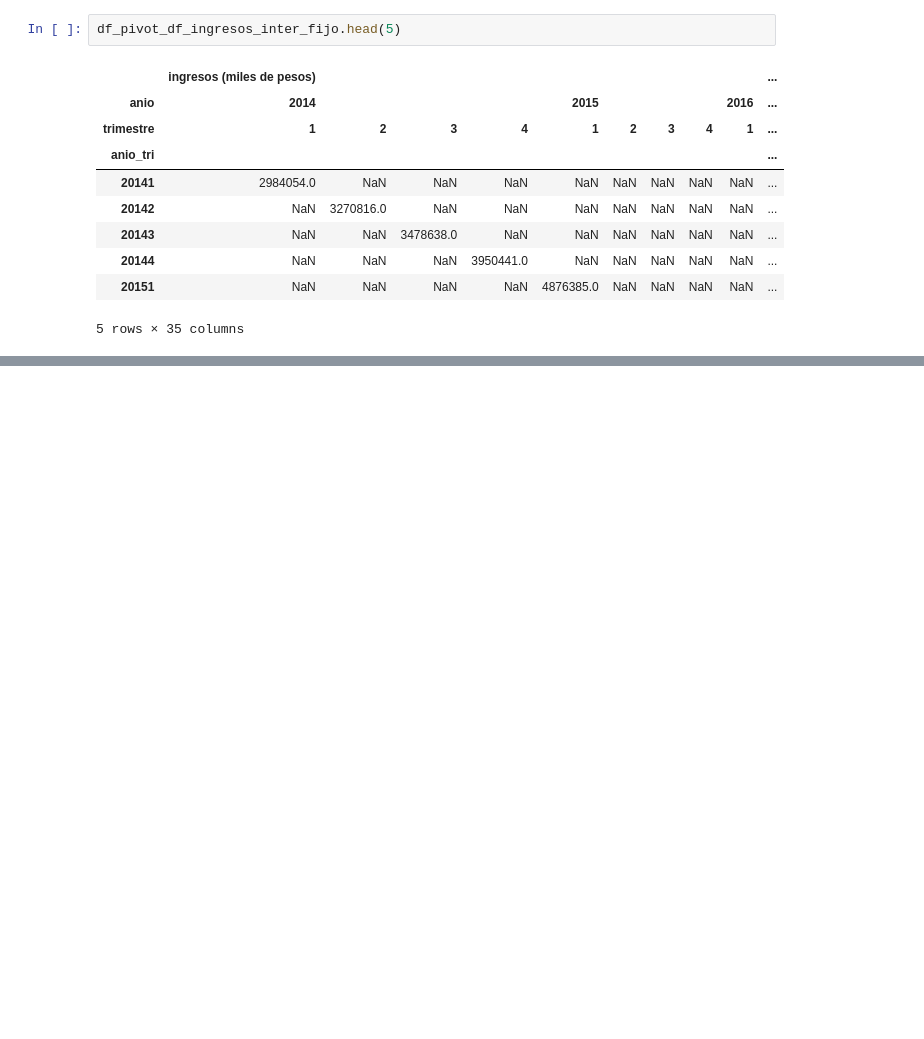
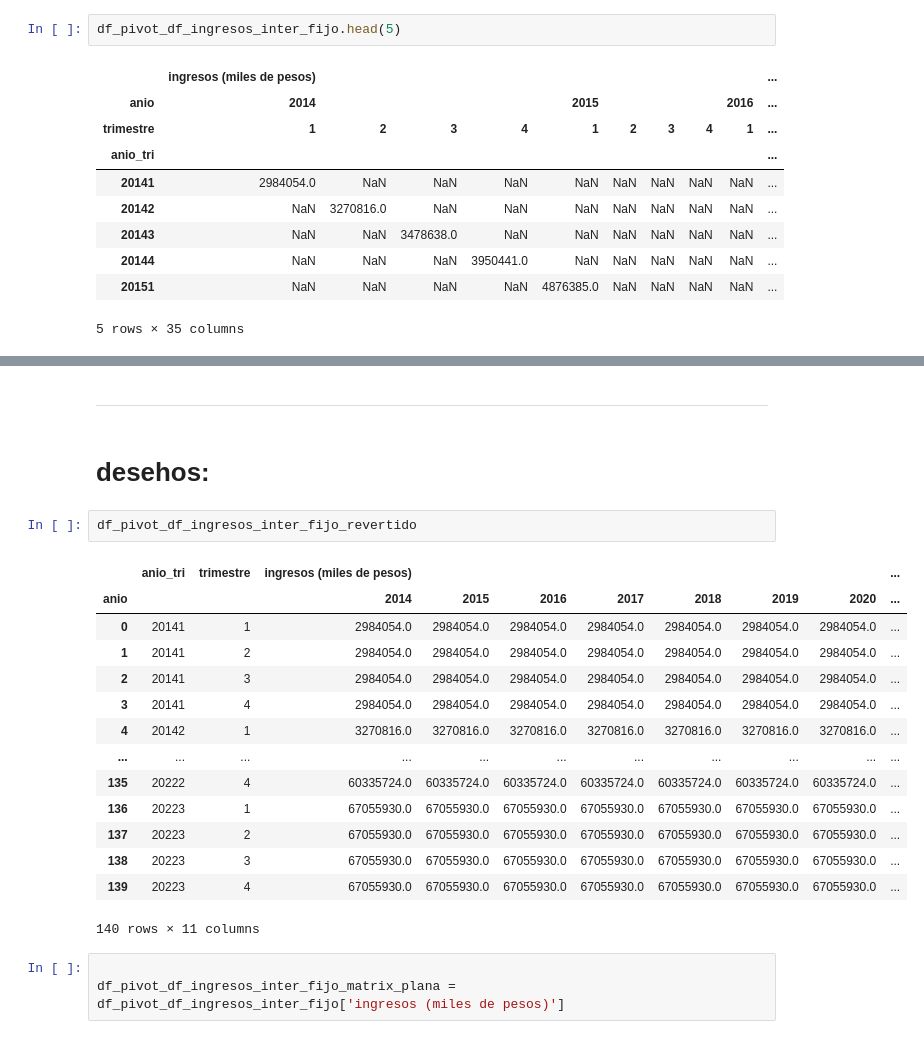
Before and after one commit to Lucaramallo/Empresa_telecomunicaciones, a Jupyter notebook: ETLs/ETL_ingresos_x_provincia_sint.ipynb, the cells around one changed output, grey strips where cells are left out. Cells and saved outputs as stored; diff of their text form; blank space fills up the shorter version.

```diff
--- a/ETLs/ETL_ingresos_x_provincia_sint.ipynb
+++ b/ETLs/ETL_ingresos_x_provincia_sint.ipynb
@@ -175,0 +265,24 @@ df_pivot_df_ingresos_inter_fijo.fillna(0)
+# %% [markdown]
+__________________________________________________________________________________________________________________
+# %% [markdown]
+# desehos:
+# %%
+df_pivot_df_ingresos_inter_fijo_revertido
+# %% [output]
+|  | anio_tri | trimestre | ingresos (miles de pesos) |  |  |  |  |  |  | ... |
+| anio |  |  | 2014 | 2015 | 2016 | 2017 | 2018 | 2019 | 2020 | ... |
+| 0 | 20141 | 1 | 2984054.0 | 2984054.0 | 2984054.0 | 2984054.0 | 2984054.0 | 2984054.0 | 2984054.0 | ... |
+| 1 | 20141 | 2 | 2984054.0 | 2984054.0 | 2984054.0 | 2984054.0 | 2984054.0 | 2984054.0 | 2984054.0 | ... |
+| 2 | 20141 | 3 | 2984054.0 | 2984054.0 | 2984054.0 | 2984054.0 | 2984054.0 | 2984054.0 | 2984054.0 | ... |
+| 3 | 20141 | 4 | 2984054.0 | 2984054.0 | 2984054.0 | 2984054.0 | 2984054.0 | 2984054.0 | 2984054.0 | ... |
+| 4 | 20142 | 1 | 3270816.0 | 3270816.0 | 3270816.0 | 3270816.0 | 3270816.0 | 3270816.0 | 3270816.0 | ... |
+| ... | ... | ... | ... | ... | ... | ... | ... | ... | ... | ... |
+| 135 | 20222 | 4 | 60335724.0 | 60335724.0 | 60335724.0 | 60335724.0 | 60335724.0 | 60335724.0 | 60335724.0 | ... |
+| 136 | 20223 | 1 | 67055930.0 | 67055930.0 | 67055930.0 | 67055930.0 | 67055930.0 | 67055930.0 | 67055930.0 | ... |
+| 137 | 20223 | 2 | 67055930.0 | 67055930.0 | 67055930.0 | 67055930.0 | 67055930.0 | 67055930.0 | 67055930.0 | ... |
+| 138 | 20223 | 3 | 67055930.0 | 67055930.0 | 67055930.0 | 67055930.0 | 67055930.0 | 67055930.0 | 67055930.0 | ... |
+| 139 | 20223 | 4 | 67055930.0 | 67055930.0 | 67055930.0 | 67055930.0 | 67055930.0 | 67055930.0 | 67055930.0 | ... |
+140 rows × 11 columns
+# %%
+
+df_pivot_df_ingresos_inter_fijo_matrix_plana = df_pivot_df_ingresos_inter_fijo['ingresos (miles de pesos)']
```
Also changed, not shown: parts of 11 cells of this notebook.
